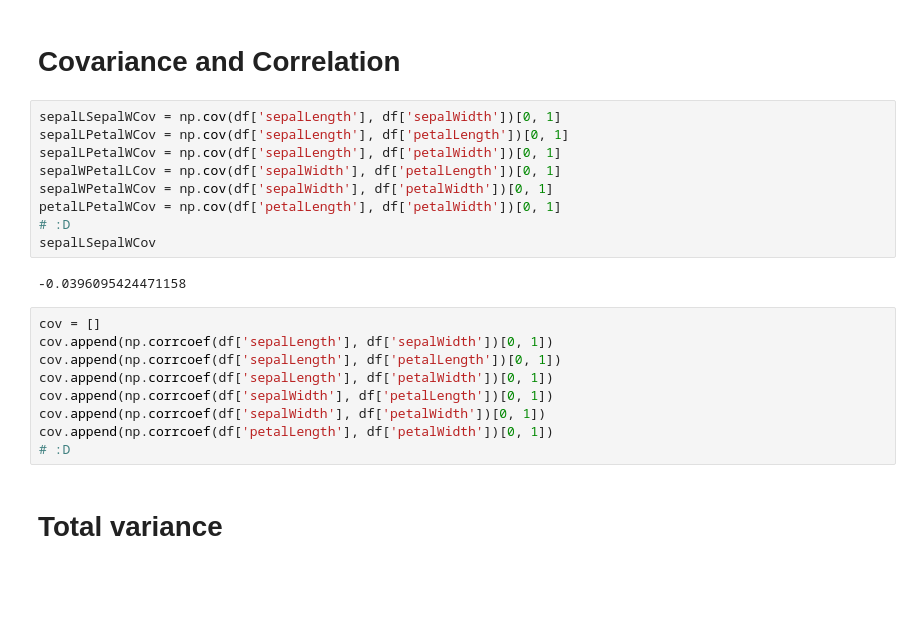
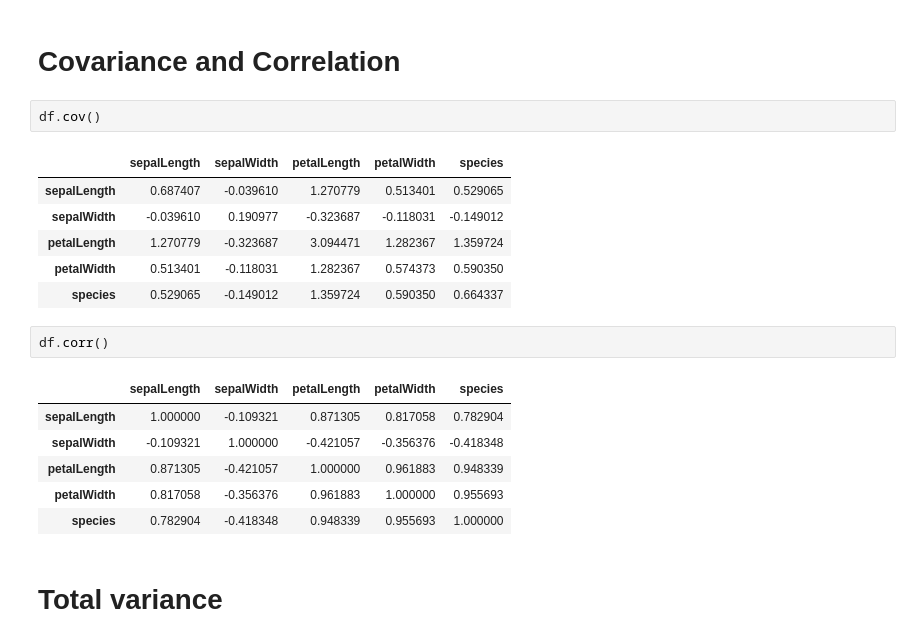
Before and after one commit to vahid-khazaei-nezhad/ml_lecture4011, a Jupyter notebook: Craete_Dataset_form_IRIS.TXT_team1.ipynb, the cells around one changed output. Cells and saved outputs as stored; diff of their text form; blank space fills up the shorter version.

```diff
--- a/Craete_Dataset_form_IRIS.TXT_team1.ipynb
+++ b/Craete_Dataset_form_IRIS.TXT_team1.ipynb
@@ -109,25 +109,23 @@ variation(df, axis=0)
 array([0.14108772, 0.14252316, 0.46375427, 0.62480543, 0.80680316])
 # %% [markdown]
 # Covariance and Correlation
-# %%
-sepalLSepalWCov = np.cov(df['sepalLength'], df['sepalWidth'])[0, 1]
-sepalLPetalWCov = np.cov(df['sepalLength'], df['petalLength'])[0, 1]
-sepalLPetalWCov = np.cov(df['sepalLength'], df['petalWidth'])[0, 1]
-sepalWPetalLCov = np.cov(df['sepalWidth'], df['petalLength'])[0, 1]
-sepalWPetalWCov = np.cov(df['sepalWidth'], df['petalWidth'])[0, 1]
-petalLPetalWCov = np.cov(df['petalLength'], df['petalWidth'])[0, 1]
-# :D
-sepalLSepalWCov
-# %% [output]
--0.0396095424471158
-# %%
-cov = []
-cov.append(np.corrcoef(df['sepalLength'], df['sepalWidth'])[0, 1])
-cov.append(np.corrcoef(df['sepalLength'], df['petalLength'])[0, 1])
-cov.append(np.corrcoef(df['sepalLength'], df['petalWidth'])[0, 1])
-cov.append(np.corrcoef(df['sepalWidth'], df['petalLength'])[0, 1])
-cov.append(np.corrcoef(df['sepalWidth'], df['petalWidth'])[0, 1])
-cov.append(np.corrcoef(df['petalLength'], df['petalWidth'])[0, 1])
-# :D
+# %%
+df.cov()
+# %% [output]
+|  | sepalLength | sepalWidth | petalLength | petalWidth | species |
+| sepalLength | 0.687407 | -0.039610 | 1.270779 | 0.513401 | 0.529065 |
+| sepalWidth | -0.039610 | 0.190977 | -0.323687 | -0.118031 | -0.149012 |
+| petalLength | 1.270779 | -0.323687 | 3.094471 | 1.282367 | 1.359724 |
+| petalWidth | 0.513401 | -0.118031 | 1.282367 | 0.574373 | 0.590350 |
+| species | 0.529065 | -0.149012 | 1.359724 | 0.590350 | 0.664337 |
+# %%
+df.corr()
+# %% [output]
+|  | sepalLength | sepalWidth | petalLength | petalWidth | species |
+| sepalLength | 1.000000 | -0.109321 | 0.871305 | 0.817058 | 0.782904 |
+| sepalWidth | -0.109321 | 1.000000 | -0.421057 | -0.356376 | -0.418348 |
+| petalLength | 0.871305 | -0.421057 | 1.000000 | 0.961883 | 0.948339 |
+| petalWidth | 0.817058 | -0.356376 | 0.961883 | 1.000000 | 0.955693 |
+| species | 0.782904 | -0.418348 | 0.948339 | 0.955693 | 1.000000 |
 # %% [markdown]
 # Total variance
```
Also changed, not shown: parts of 1 cell of this notebook, 2 other files.
